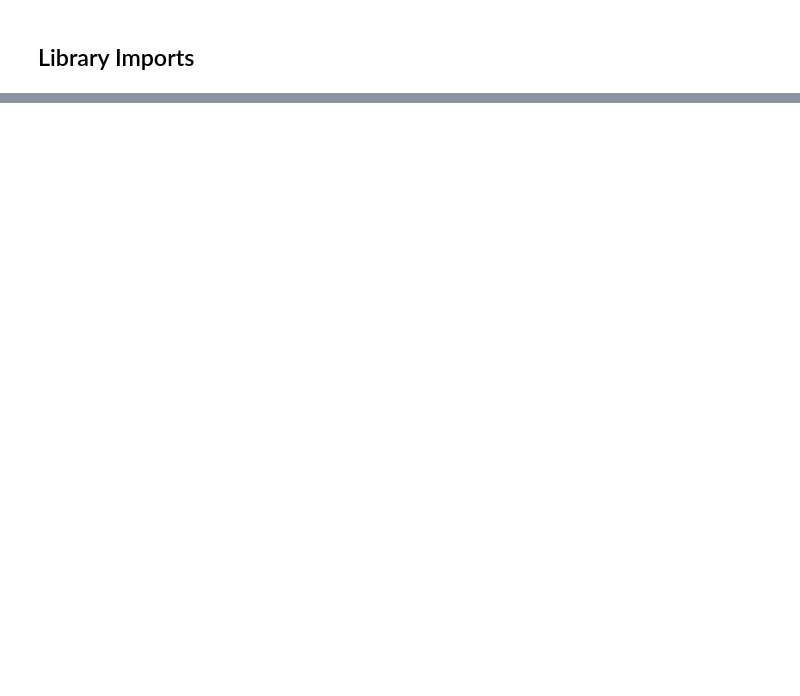
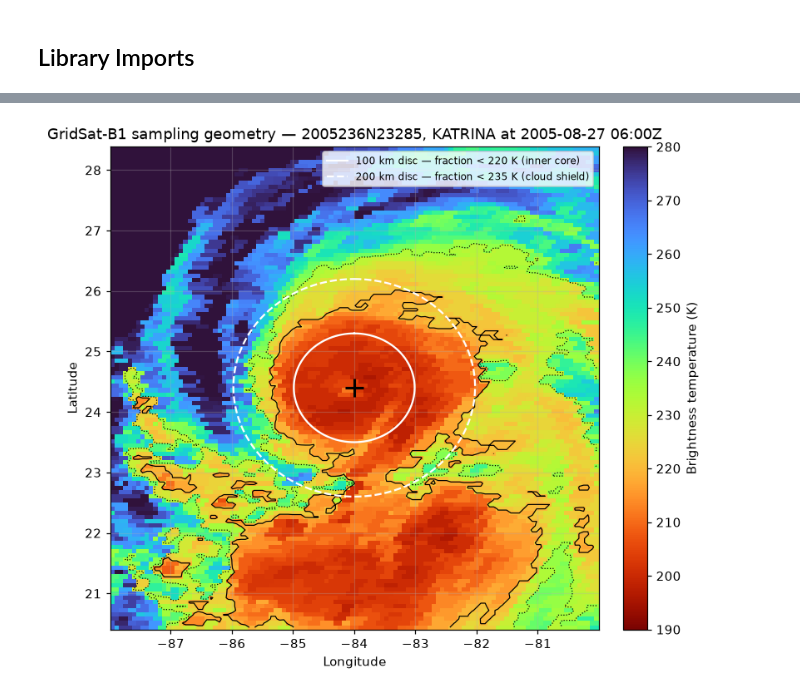
Before and after one commit to ccai-tropicalcycloneri-tutorial-2026/tropicalcycloneriprediction, a Jupyter notebook: tropicalcyclone_rapidintensification.ipynb, the cells around one changed output, grey strips where cells are left out. Drawn from its saved outputs; the diff is of its cells as text; code cells hidden in the pictures; blank space fills up the shorter version.

```diff
--- a/tropicalcyclone_rapidintensification.ipynb
+++ b/tropicalcyclone_rapidintensification.ipynb
@@ -1369,0 +1257,10 @@ ipywidgets: 8.1.8
+# %%
+example_storm_id, example_storm_time, example_storm_lat, example_storm_lon = "2005236N23285", "2005-08-27T06:00", 24.4, 276.0
+example_storm_name = df_ibtracs[df_ibtracs['sid'] == example_storm_id].iloc[0]['name']
+DISC_RADIUS_KM = 200.0
+
+display(Markdown(f"""
+| **Storm ID** | **Storm Name** | **Time** | **Storm Location** |
+|:---:|:---:|:---:|:---:|
+| {example_storm_id} | {example_storm_name} | {example_storm_time} | {example_storm_lat}°N, {example_storm_lon}°E |
+"""))
@@ -1369,0 +1694,39 @@ ipywidgets: 8.1.8
+# %%
+# @title GridSat-B1: Katrina: cold-cloud sampling geometry
+
+plot_lat, plot_lon = example_storm_lat, example_storm_lon
+plot_time = pd.Timestamp(example_storm_time)
+plot_lon_180 = ((plot_lon + 180) % 360) - 180
+domain_half_width = 4.0
+
+gridsat_url = f"https://www.ncei.noaa.gov/data/geostationary-ir-channel-brightness-temperature-gridsat-b1/access/{plot_time:%Y}/GRIDSAT-B1.{plot_time:%Y.%m.%d.%H}.v02r01.nc"
+gridsat_file = gridsat_url.split("/")[-1]
+!wget -q -nc {gridsat_url}
+
+gridsat_ds = xr.open_dataset(gridsat_file).isel(time=0).sel(lat=slice(plot_lat-domain_half_width, plot_lat+domain_half_width), lon=slice(plot_lon_180-domain_half_width, plot_lon_180+domain_half_width))
+
+def create_distance_ring(distance_km, num_points=361):
+    """Create a constant-distance circle around the storm center."""
+    storm_lat_rad, storm_lon_rad = np.deg2rad(plot_lat), np.deg2rad(plot_lon_180)
+    bearing_rad = np.deg2rad(np.linspace(0, 360, num_points))
+    angular_distance = distance_km / EARTH_R_KM
+    ring_lat_rad = np.arcsin(np.sin(storm_lat_rad)*np.cos(angular_distance) + np.cos(storm_lat_rad)*np.sin(angular_distance)*np.cos(bearing_rad))
+    ring_lon_rad = storm_lon_rad + np.arctan2(np.sin(bearing_rad)*np.sin(angular_distance)*np.cos(storm_lat_rad), np.cos(angular_distance)-np.sin(storm_lat_rad)*np.sin(ring_lat_rad))
+    return np.rad2deg(ring_lon_rad), np.rad2deg(ring_lat_rad)
+
+fig, ax = plt.subplots(figsize=(7, 6), constrained_layout=True)
+image = ax.pcolormesh(gridsat_ds.lon, gridsat_ds.lat, gridsat_ds.irwin_cdr.values, cmap="turbo_r", vmin=190, vmax=280)
+fig.colorbar(image, ax=ax, label="Brightness temperature (K)")
+
+ax.contour(gridsat_ds.lon, gridsat_ds.lat, gridsat_ds.irwin_cdr.values, levels=[220], colors="k", linewidths=0.8)
+ax.contour(gridsat_ds.lon, gridsat_ds.lat, gridsat_ds.irwin_cdr.values, levels=[235], colors="k", linewidths=0.8, linestyles=":")
+
+ax.plot(*create_distance_ring(100), "w-", lw=1.5, label="100 km disc, fraction < 220 K (inner core)")
+ax.plot(*create_distance_ring(200), "w--", lw=1.5, label="200 km disc, fraction < 235 K (cloud shield)")
+ax.plot(plot_lon_180, plot_lat, "k+", ms=14, mew=2)
+
+ax.set(xlabel="Longitude", ylabel="Latitude", title=f"GridSat-B1 sampling geometry: {example_storm_id}, {example_storm_name} at {plot_time:%Y-%m-%d %H:%M}Z")
+ax.legend(loc="upper right", fontsize=8)
+plt.show()
+# %% [output]
+[figure, added]
```
Also changed, not shown: parts of 244 cells of this notebook.
